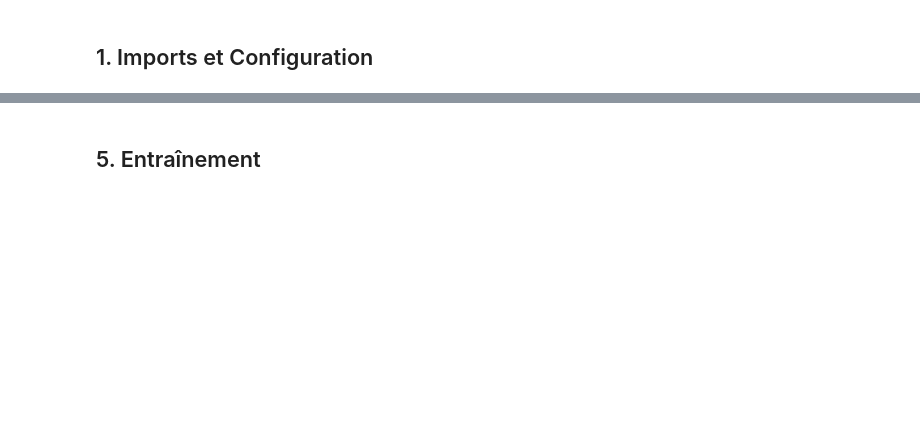
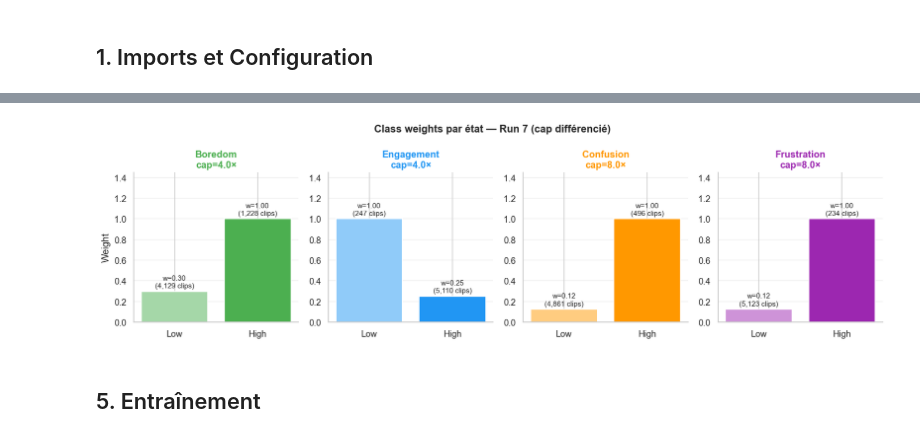
Before and after one commit to GamaSpeed/E-Emotion-Detection, a Jupyter notebook: notebooks/02_training_evaluation.ipynb, the cells around one changed output, grey strips where cells are left out. Drawn from its saved outputs; the diff is of its cells as text; code cells hidden in the pictures; blank space fills up the shorter version.

```diff
--- a/notebooks/02_training_evaluation.ipynb
+++ b/notebooks/02_training_evaluation.ipynb
@@ -286,2 +276,41 @@ Loss, Optimiseur et Scheduler initialisés.
+# %%
+# ── Graphe 2 : Visualisation des class_weights par état ───────────────────────
+import matplotlib.colors as mcolors
+
+def lighten(hex_color, factor=0.5):
+    """Éclaircit une couleur hex pour la barre Low."""
+    r, g, b = mcolors.to_rgb(hex_color)
+    return (r + (1-r)*factor, g + (1-g)*factor, b + (1-b)*factor)
+
+fig, axes = plt.subplots(1, 4, figsize=(14, 4))
+for i, state in enumerate(STATES):
+    ax     = axes[i]
+    w      = class_weights[state].cpu().numpy()
+    binary = (train_dataset.df[state].values >= 2).astype(int)
+    counts = np.bincount(binary, minlength=2)
+    c      = COLORS[state]
+
+    # Fix 1 : deux couleurs distinctes (Low = clair, High = plein)
+    bar_colors = [lighten(c, 0.5), c]
+    bars = ax.bar(['Low', 'High'], w, color=bar_colors, edgecolor='white', linewidth=1.2)
+
+    for bar, val, cnt in zip(bars, w, counts):
+        ax.text(bar.get_x()+bar.get_width()/2, bar.get_height()+0.02,
+                f'w={val:.2f}\n({cnt:,} clips)', ha='center', va='bottom', fontsize=9)
+
+    ax.set_title(f'{state}\ncap={CAPS[state]}×', fontweight='bold', color=c)
+    ax.set_ylabel('Weight' if i==0 else '')
+    ax.set_ylim(0, 1.45)  # Fix 2 : marge suffisante pour les annotations
+    ax.grid(axis='y', alpha=0.3)
+    ax.spines['top'].set_visible(False)
+    ax.spines['right'].set_visible(False)
+
+fig.suptitle('Class weights par état — Run 7 (cap différencié)', fontsize=13, fontweight='bold')
+plt.tight_layout()
+plt.savefig(os.path.join(config['paths']['figures_dir'], 'class_weights_run7.png'),
+            dpi=150, bbox_inches='tight')
+plt.show()
+# %% [output]
+[figure, added]
 # %% [markdown]
 ## 5. Entraînement
```
Also changed, not shown: parts of 45 cells of this notebook, 17 other files.
